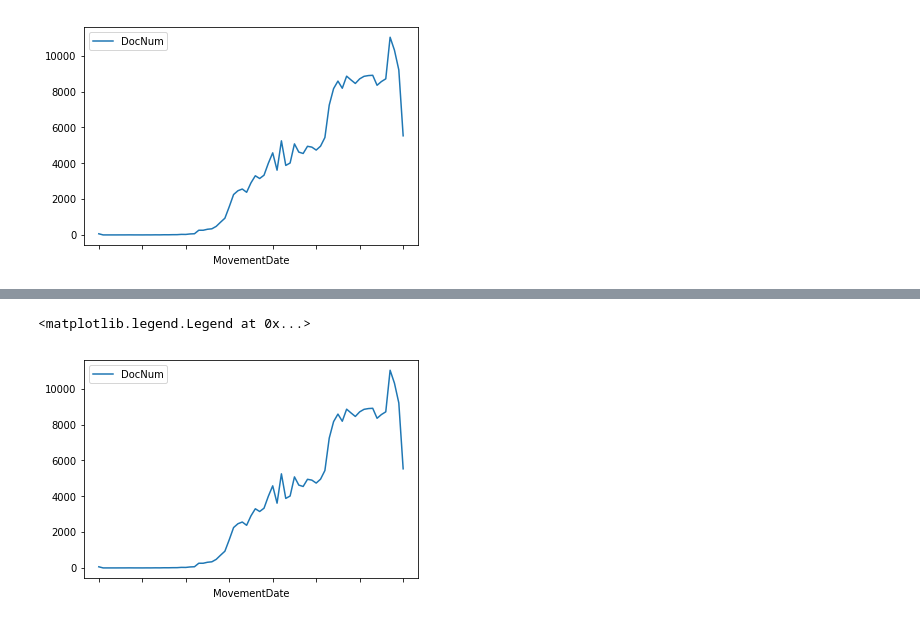
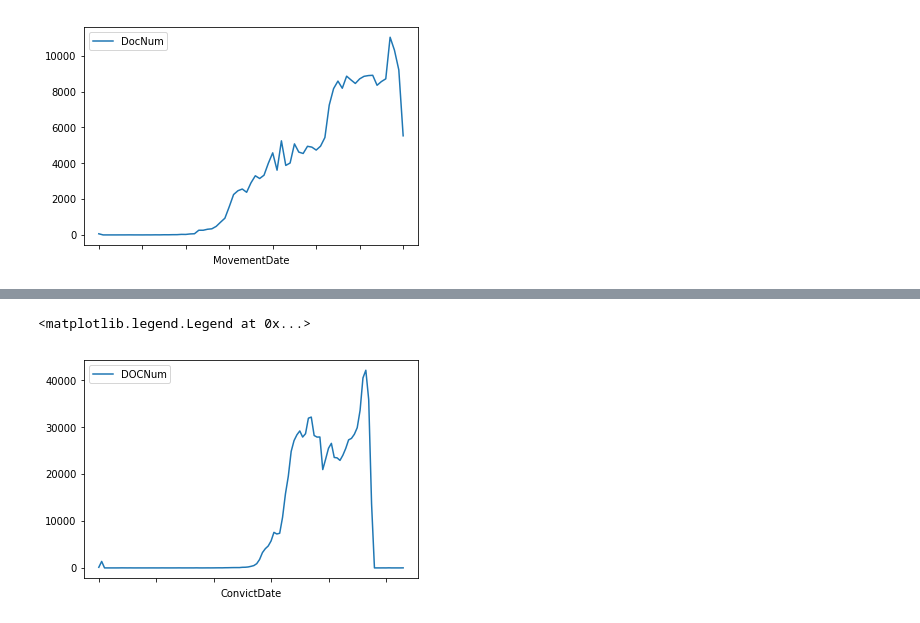
Before and after one commit to codefortulsa/odoc-parse, a Jupyter notebook: cleaning data.ipynb, the cells around one changed output, grey strips where cells are left out. Cells and saved outputs as stored; diff of their text form; code cells hidden in the pictures.

Commit message:
cleaned all files including date conversions

```diff
--- a/cleaning data.ipynb
+++ b/cleaning data.ipynb
@@ -7,6 +20,7 @@ csv.field_size_limit(sys.maxsize)
 # %%
 offender_database = []
 first_row = 0
+myRange = [11,12]
 
 with open('Offender.csv', newline='') as csvfile:
     offender_reader = csv.reader(csvfile, delimiter=',')
@@ -25,7 +39,11 @@ with open('Offender.csv', newline='') as csvfile:
                 row[13] = row[13] + row[14]
                 row[14] = row[15]
                 row.pop() # remove from row array
-            # if row[12] != "": # removes entries with no ReceptionDate
+            try:
+                for i in myRange:
+                    row[i] = make_date(row[i])
+            except:
+                continue
             offender_database.append(row)
 
 offenderDS = pd.DataFrame(data=offender_database, columns=first_row)
@@ -43,4 +61,6 @@ pt.plot(kind="line",).legend()
 # %%
+#before you open these files, remove the errant quote on line 191780
+
 alias_database = []
 first_row = 0
 
@@ -52,9 +72,14 @@ with open('OffenderAlias.csv', encoding = "ISO-8859-1") as csvfile:
             first_row = row
         else:
             if row[2] == "":
-                continue
+                continue # skip lines with no last name
             if len(row) > 7:
                 print(row)
+                continue # skip these lines or you can edit by hand
+            try:
+                row[6] = make_date(row[6])
+            except:
+                continue
             alias_database.append(row)
 
 aliasDS = pd.DataFrame(data=alias_database, columns=first_row)
@@ -151,6 +166,7 @@ pt.plot(kind="line",).legend()
 # %%
 sentence_database = []
 first_row = 0
+myRange = [5, 15, 16]
 
 with open('OffenderSentence.csv', encoding = "ISO-8859-1") as csvfile:
     offender_reader = csv.reader(csvfile, delimiter=',')
@@ -159,10 +175,12 @@ with open('OffenderSentence.csv', encoding = "ISO-8859-1") as csvfile:
             print(row)
             first_row = row
         else:
+            try:
+                for i in myRange:
+                    #print(i, row[i])
+                    row[i] = make_date(row[i])
+            except:
+                continue
             sentence_database.append(row)
-
-sentenceDS = pd.DataFrame(data=sentence_database, columns=first_row)
-sentenceDS['ConvictDate'] = pd.to_datetime(sentenceDS['ConvictDate'])
-sentenceDS.ConvictDate=sentenceDS.ConvictDate.dt.strftime('%Y')
 # %% [output]
 ['Id', 'DOCNum', 'OrderID', 'ChargeSeq', 'CRFNum', 'ConvictDate', 'Court', 'StatuteCode', 'OffenceDescription', 'OffenceComment', 'SentenceTermCode', 'Years', 'Months', 'Days', 'SentenceTerm', 'StartD ...
@@ -169,6 +203,12 @@ sentenceDS.ConvictDate=sentenceDS.ConvictDate.dt.strftime('%Y')
+# %%
+sentenceDS = pd.DataFrame(data=sentence_database, columns=first_row)
+sentenceDS['ConvictDate'] = pd.to_datetime(sentenceDS['ConvictDate'])
+sentenceDS['StartDate'] = pd.to_datetime(sentenceDS['StartDate'])
+sentenceDS['EndDate'] = pd.to_datetime(sentenceDS['EndDate'])
+sentenceDS.ConvictDate=sentenceDS.ConvictDate.dt.strftime('%Y')
 # %%
-pt = pd.pivot_table(recepDS, values=["DocNum"], index=["MovementDate"], aggfunc="count")
+pt = pd.pivot_table(sentenceDS, values=["DOCNum"], index=["ConvictDate"], aggfunc="count")
 pt.plot(kind="line",).legend()
 # %% [output]
 <matplotlib.legend.Legend at 0x...>
-[figure, old version]
+[figure, new version]
```
Also changed, not shown: parts of 6 cells of this notebook.
